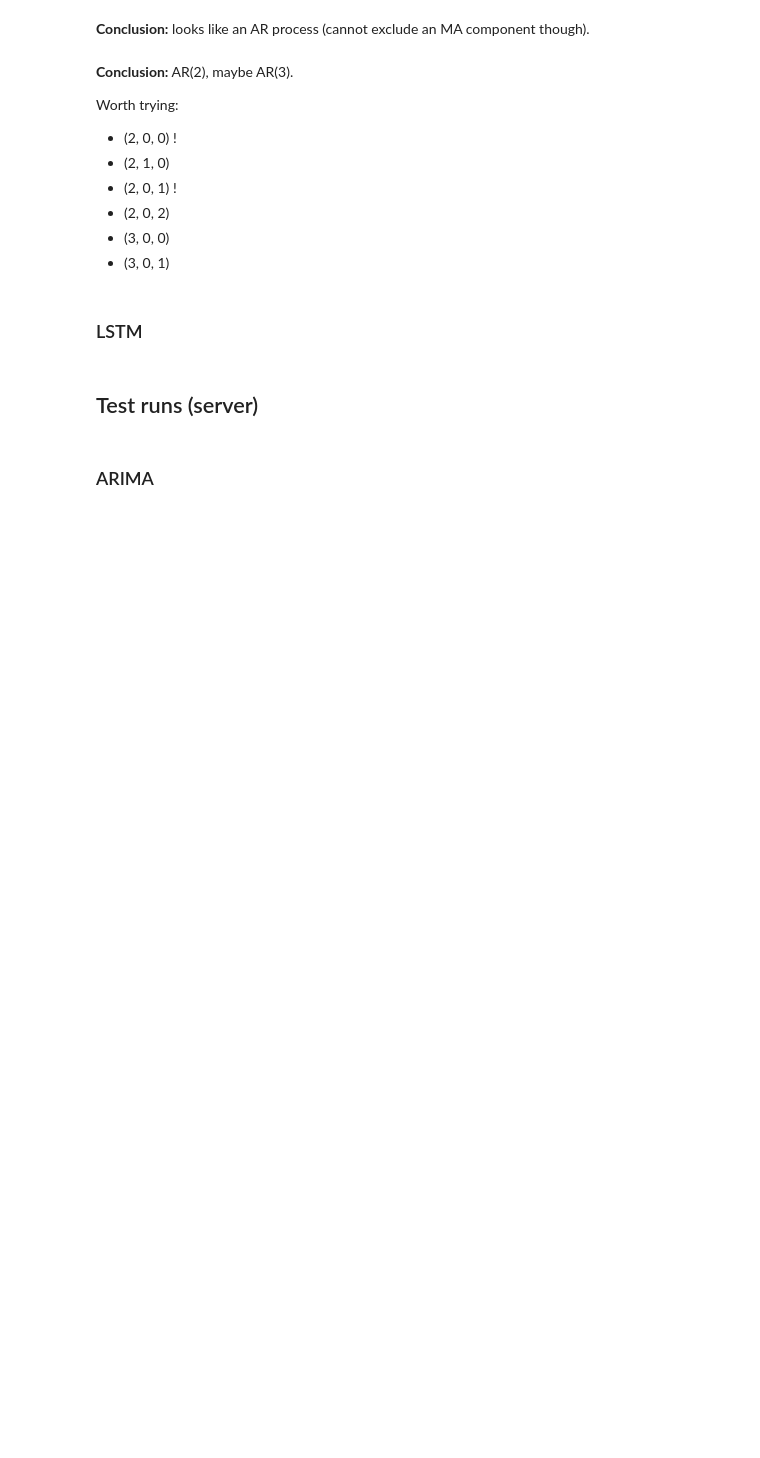
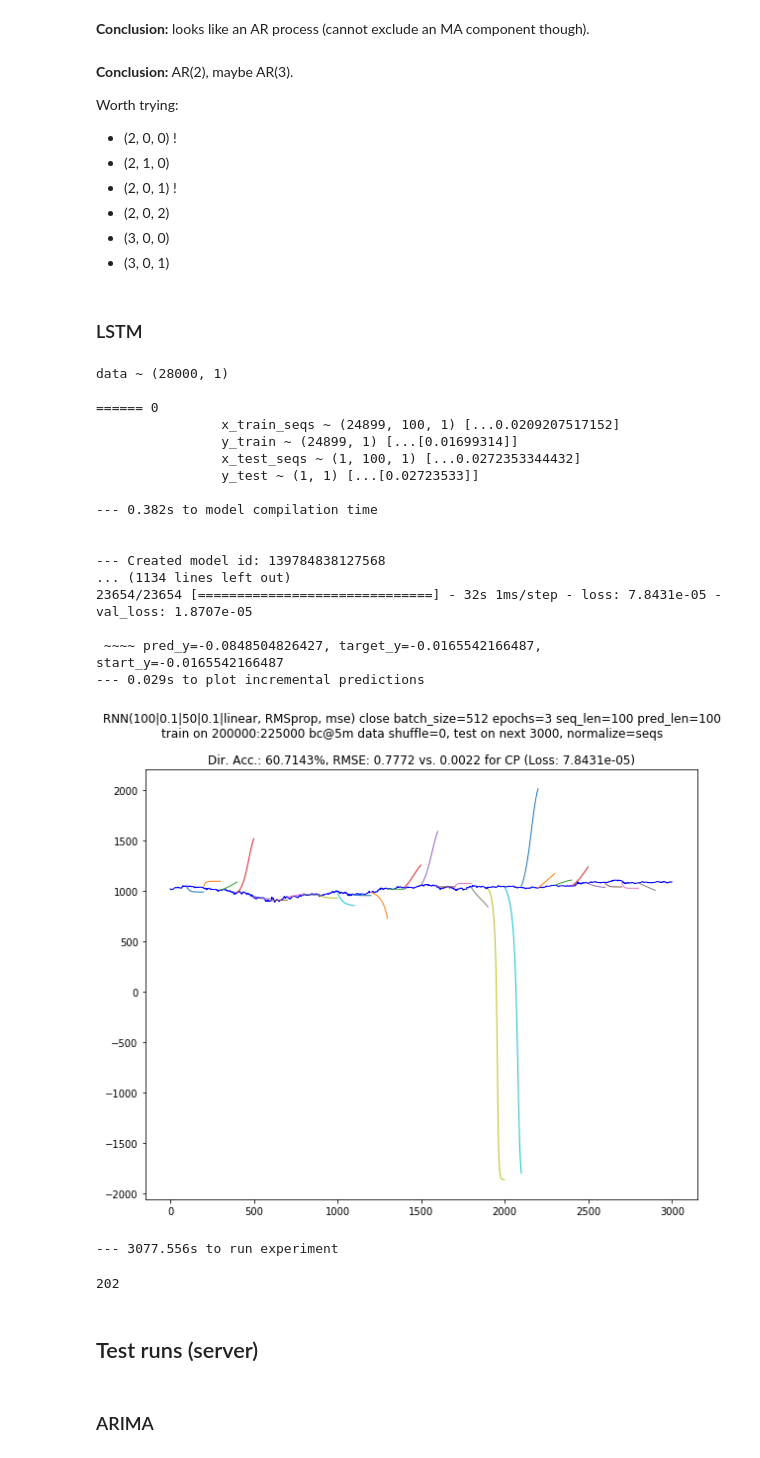
Before and after one commit to NeuronQ/udacity-capstone, a Jupyter notebook: btc-5min.ipynb, the cells around one changed output. Drawn from its saved outputs; the diff is of its cells as text; code cells hidden in the pictures; blank space fills up the shorter version.

```diff
--- a/btc-5min.ipynb
+++ b/btc-5min.ipynb
@@ -282,6 +317,63 @@ with timing('run experiment'):
     )
 # %% [markdown]
 ### LSTM
+# %%
+with timing('run experiment'):
+    run_walk_forward_validation_rnn_retraining(
+        # data to extract:
+        data5m,
+        features=['close'],
+        from_i=200000,
+        train_sz=25000,
+        test_sz=3000,
+        # data processing:
+        normalize='seqs',  # 'seqs' | 'data'
+        detrend=False,
+        # model and prediction arrangement:
+        seq_len=100,
+        pred_len=100,
+        model_maker=make_rnn_model_constructor([100, 0.1, 50, 0.1]),
+        # training:
+        epochs=3,
+        batch_size=512,
+        shuffle=False,
+        # experiment setup:
+        times=1,
+        skip=True,
+        fix_all_rngs_to=False,
+        fix_rngs_before_each=False,
+        # plotting:
+        fig_size=(10, 8),
+        fast=True,
+    )
+# %% [output]
+data ~ (28000, 1)
+
+====== 0
+                x_train_seqs ~ (24899, 100, 1) [...0.0209207517152]
+                y_train ~ (24899, 1) [...[0.01699314]]
+                x_test_seqs ~ (1, 100, 1) [...0.0272353344432]
+                y_test ~ (1, 1) [...[0.02723533]]
+
+--- 0.382s to model compilation time
+
+
+--- Created model id: 139784838127568
+... (1134 lines left out)
+23654/23654 [==============================] - 32s 1ms/step - loss: 7.8431e-05 - val_loss: 1.8707e-05
+
+ ~~~~ pred_y=-0.0848504826427, target_y=-0.0165542166487, start_y=-0.0165542166487
+--- 0.029s to plot incremental predictions
+[figure, added]
+--- 3077.556s to run experiment
+# %%
+x = 1
+# x += 100 * 2
+x += 100
+x *= 2
+x
+# %% [output]
+202
 # %%
 with timing('run experiment'):
     run_walk_forward_validation_rnn(
```
Also changed, not shown: parts of 3 cells of this notebook, 2 other files.
